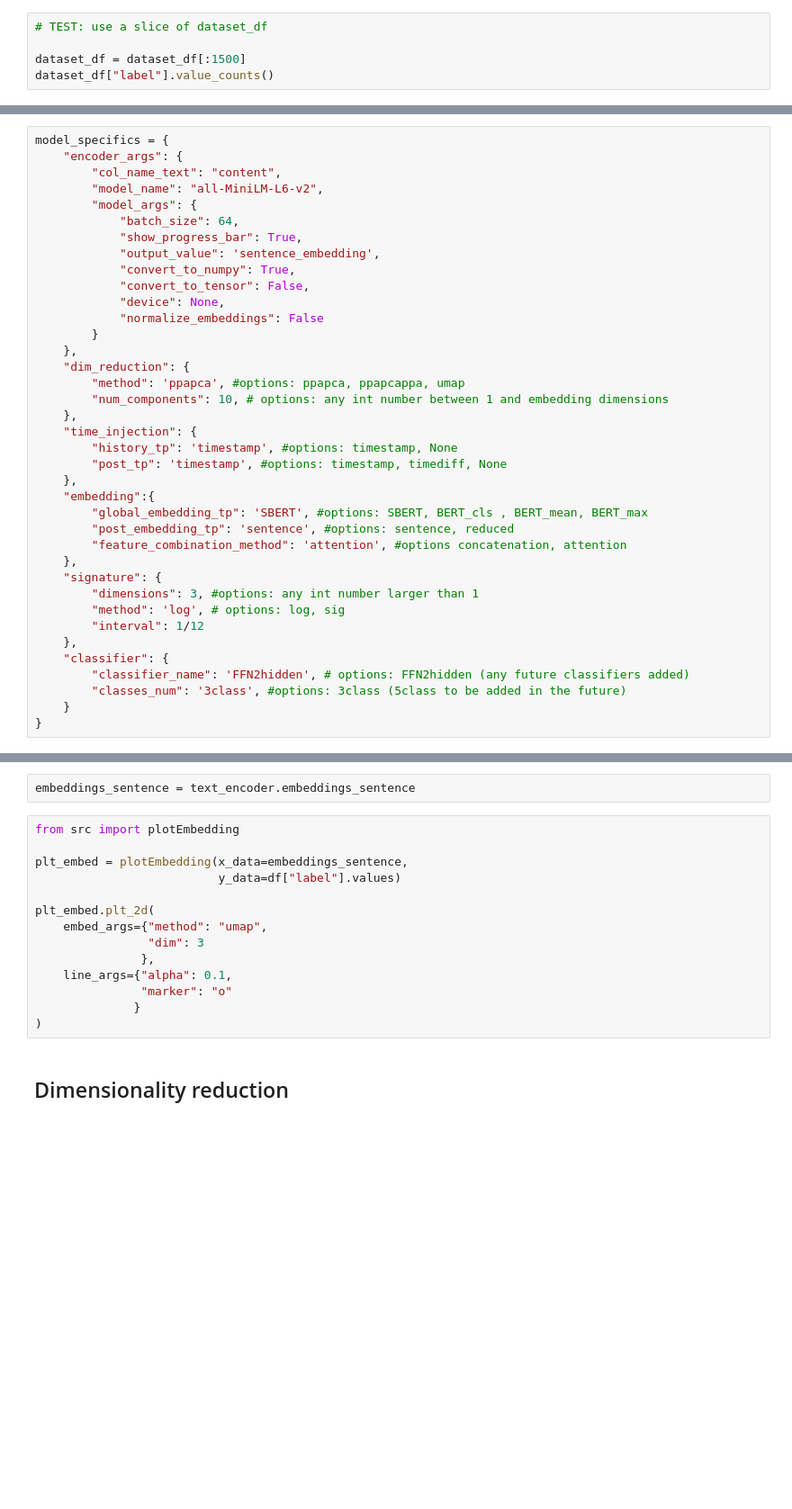
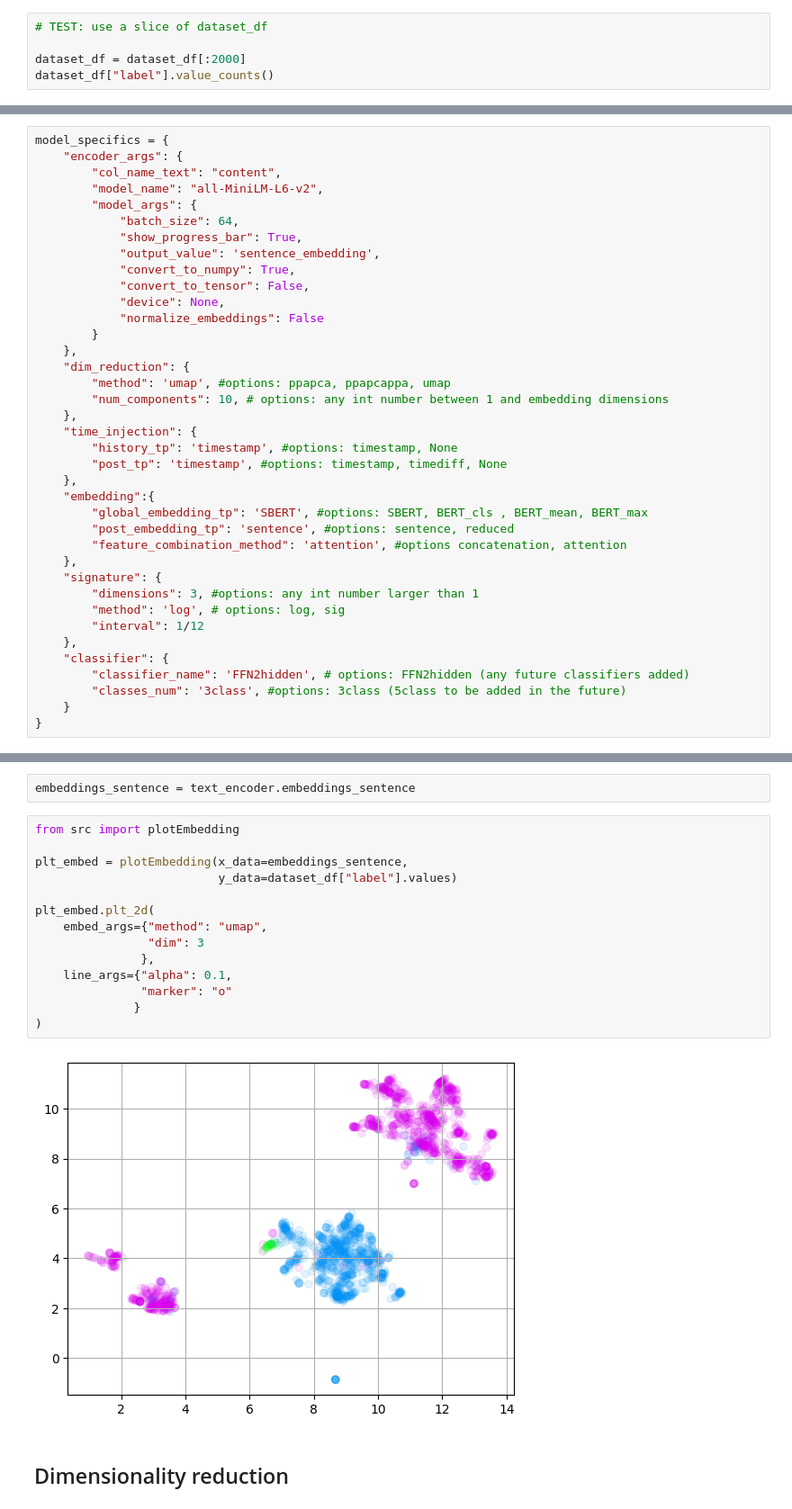
Before and after one commit to datasig-ac-uk/nlpsig, a Jupyter notebook: pathbert_main.ipynb, the cells around one changed output, grey strips where cells are left out. Shown at 90% size. Drawn from its saved outputs; the diff is of its cells as text; blank space fills up the shorter version.

```diff
--- a/pathbert_main.ipynb
+++ b/pathbert_main.ipynb
@@ -35,5 +48,5 @@ dataset_df.head()
 # %%
 # TEST: use a slice of dataset_df
 
-dataset_df = dataset_df[:1500]
+dataset_df = dataset_df[:2000]
 dataset_df["label"].value_counts()
@@ -59,7 +77,7 @@ model_specifics = {
         }
     },
     "dim_reduction": {
-        "method": 'ppapca', #options: ppapca, ppapcappa, umap
+        "method": 'umap', #options: ppapca, ppapcappa, umap
         "num_components": 10, # options: any int number between 1 and embedding dimensions
     },
     "time_injection": {
@@ -97,17 +117,19 @@ embeddings_sentence = text_encoder.embeddings_sentence
 # %%
 from src import plotEmbedding
 
 plt_embed = plotEmbedding(x_data=embeddings_sentence,
-                          y_data=df["label"].values)
+                          y_data=dataset_df["label"].values)
 
 plt_embed.plt_2d(
     embed_args={"method": "umap",
                 "dim": 3
                },
     line_args={"alpha": 0.1,
                "marker": "o"
               }
 )
+# %% [output]
+[figure, added]
 # %% [markdown]
 ## Dimensionality reduction
 # %%
```
Also changed, not shown: parts of 10 cells of this notebook.
